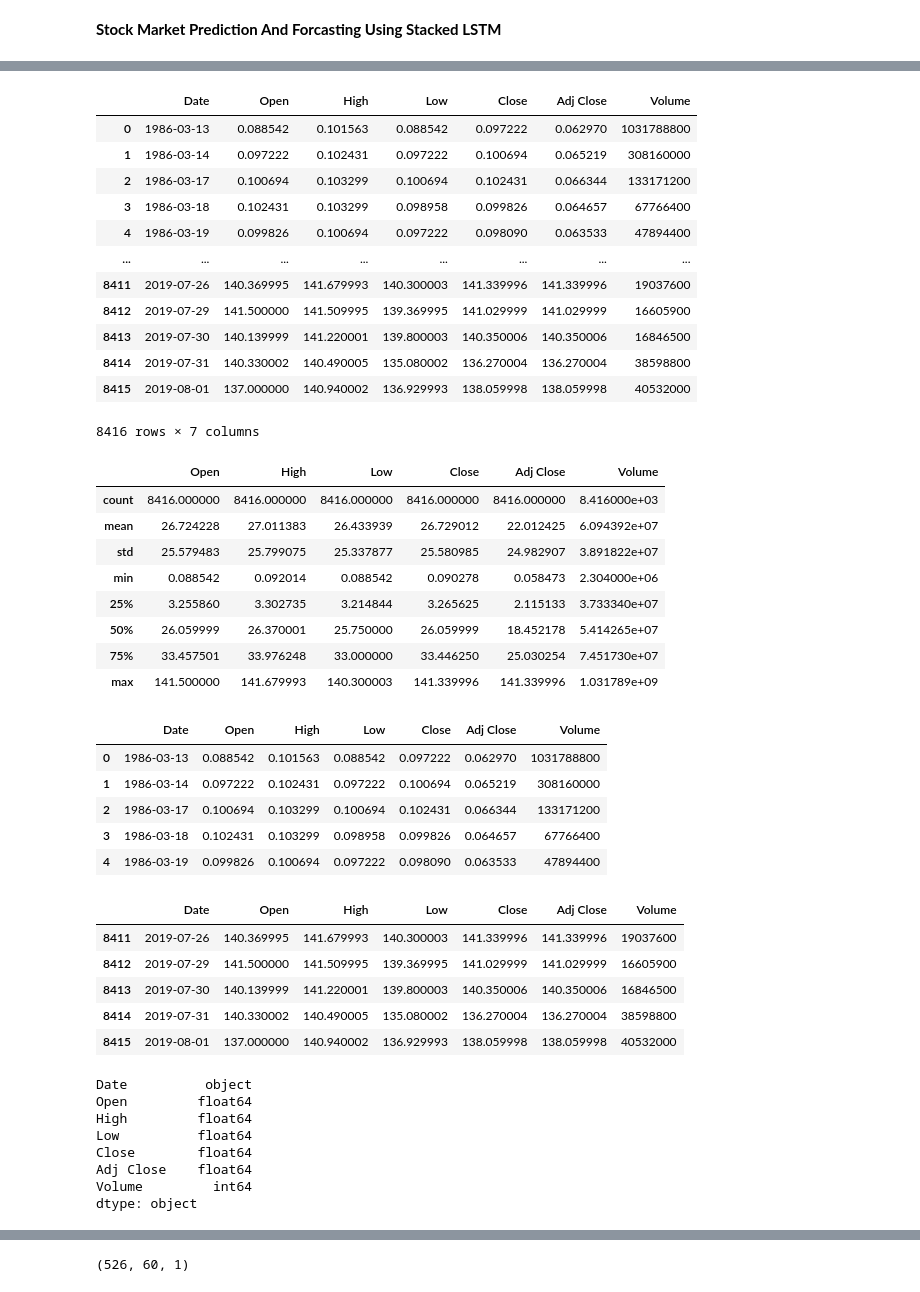
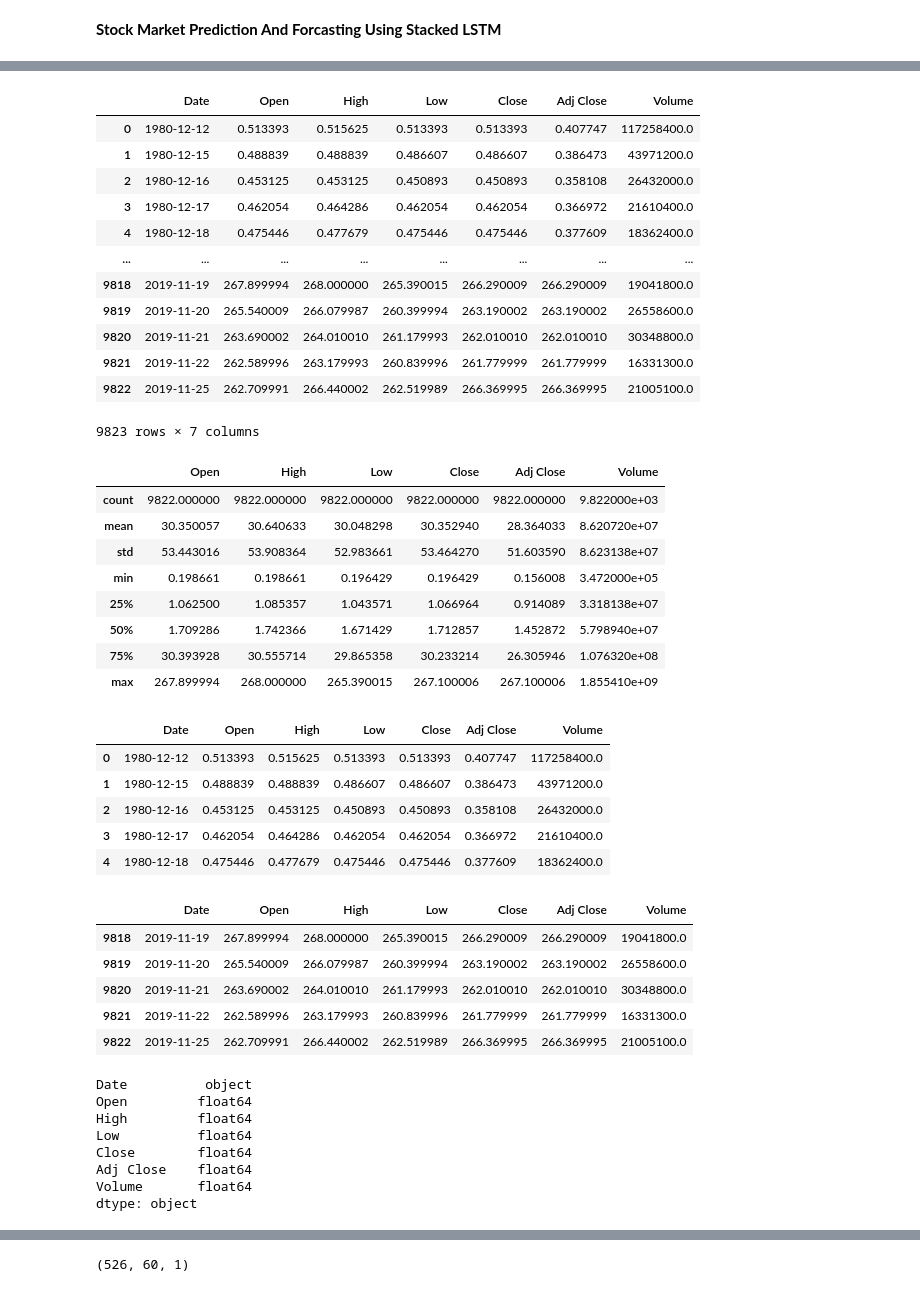
Before and after one commit to Gayatriy203/Projects, a Jupyter notebook: stockmarket_pre.ipynb, the cells around one changed output, grey strips where cells are left out. Drawn from its saved outputs; the diff is of its cells as text; code cells hidden in the pictures.

```diff
--- a/stockmarket_pre.ipynb
+++ b/stockmarket_pre.ipynb
@@ -23,50 +17,50 @@ import matplotlib.pyplot as plt
 # %%
-data= pd.read_csv('/content/drive/MyDrive/data/MSFT[1].csv')
+data= pd.read_csv('/content/drive/MyDrive/data/AAPL[1].csv')
 data
 # %% [output]
 |  | Date | Open | High | Low | Close | Adj Close | Volume |
-| 0 | 1986-03-13 | 0.088542 | 0.101563 | 0.088542 | 0.097222 | 0.062970 | 1031788800 |
-| 1 | 1986-03-14 | 0.097222 | 0.102431 | 0.097222 | 0.100694 | 0.065219 | 308160000 |
-| 2 | 1986-03-17 | 0.100694 | 0.103299 | 0.100694 | 0.102431 | 0.066344 | 133171200 |
-| 3 | 1986-03-18 | 0.102431 | 0.103299 | 0.098958 | 0.099826 | 0.064657 | 67766400 |
-| 4 | 1986-03-19 | 0.099826 | 0.100694 | 0.097222 | 0.098090 | 0.063533 | 47894400 |
+| 0 | 1980-12-12 | 0.513393 | 0.515625 | 0.513393 | 0.513393 | 0.407747 | 117258400.0 |
+| 1 | 1980-12-15 | 0.488839 | 0.488839 | 0.486607 | 0.486607 | 0.386473 | 43971200.0 |
+| 2 | 1980-12-16 | 0.453125 | 0.453125 | 0.450893 | 0.450893 | 0.358108 | 26432000.0 |
+| 3 | 1980-12-17 | 0.462054 | 0.464286 | 0.462054 | 0.462054 | 0.366972 | 21610400.0 |
+| 4 | 1980-12-18 | 0.475446 | 0.477679 | 0.475446 | 0.475446 | 0.377609 | 18362400.0 |
 | ... | ... | ... | ... | ... | ... | ... | ... |
-| 8411 | 2019-07-26 | 140.369995 | 141.679993 | 140.300003 | 141.339996 | 141.339996 | 19037600 |
-| 8412 | 2019-07-29 | 141.500000 | 141.509995 | 139.369995 | 141.029999 | 141.029999 | 16605900 |
-| 8413 | 2019-07-30 | 140.139999 | 141.220001 | 139.800003 | 140.350006 | 140.350006 | 16846500 |
-| 8414 | 2019-07-31 | 140.330002 | 140.490005 | 135.080002 | 136.270004 | 136.270004 | 38598800 |
-| 8415 | 2019-08-01 | 137.000000 | 140.940002 | 136.929993 | 138.059998 | 138.059998 | 40532000 |
+| 9818 | 2019-11-19 | 267.899994 | 268.000000 | 265.390015 | 266.290009 | 266.290009 | 19041800.0 |
+| 9819 | 2019-11-20 | 265.540009 | 266.079987 | 260.399994 | 263.190002 | 263.190002 | 26558600.0 |
+| 9820 | 2019-11-21 | 263.690002 | 264.010010 | 261.179993 | 262.010010 | 262.010010 | 30348800.0 |
+| 9821 | 2019-11-22 | 262.589996 | 263.179993 | 260.839996 | 261.779999 | 261.779999 | 16331300.0 |
+| 9822 | 2019-11-25 | 262.709991 | 266.440002 | 262.519989 | 266.369995 | 266.369995 | 21005100.0 |
-8416 rows × 7 columns
+9823 rows × 7 columns
 # %%
 data.describe()
 # %% [output]
 |  | Open | High | Low | Close | Adj Close | Volume |
-| count | 8416.000000 | 8416.000000 | 8416.000000 | 8416.000000 | 8416.000000 | 8.416000e+03 |
-| mean | 26.724228 | 27.011383 | 26.433939 | 26.729012 | 22.012425 | 6.094392e+07 |
-| std | 25.579483 | 25.799075 | 25.337877 | 25.580985 | 24.982907 | 3.891822e+07 |
-| min | 0.088542 | 0.092014 | 0.088542 | 0.090278 | 0.058473 | 2.304000e+06 |
-| 25% | 3.255860 | 3.302735 | 3.214844 | 3.265625 | 2.115133 | 3.733340e+07 |
-| 50% | 26.059999 | 26.370001 | 25.750000 | 26.059999 | 18.452178 | 5.414265e+07 |
-| 75% | 33.457501 | 33.976248 | 33.000000 | 33.446250 | 25.030254 | 7.451730e+07 |
-| max | 141.500000 | 141.679993 | 140.300003 | 141.339996 | 141.339996 | 1.031789e+09 |
+| count | 9822.000000 | 9822.000000 | 9822.000000 | 9822.000000 | 9822.000000 | 9.822000e+03 |
+| mean | 30.350057 | 30.640633 | 30.048298 | 30.352940 | 28.364033 | 8.620720e+07 |
+| std | 53.443016 | 53.908364 | 52.983661 | 53.464270 | 51.603590 | 8.623138e+07 |
+| min | 0.198661 | 0.198661 | 0.196429 | 0.196429 | 0.156008 | 3.472000e+05 |
+| 25% | 1.062500 | 1.085357 | 1.043571 | 1.066964 | 0.914089 | 3.318138e+07 |
+| 50% | 1.709286 | 1.742366 | 1.671429 | 1.712857 | 1.452872 | 5.798940e+07 |
+| 75% | 30.393928 | 30.555714 | 29.865358 | 30.233214 | 26.305946 | 1.076320e+08 |
+| max | 267.899994 | 268.000000 | 265.390015 | 267.100006 | 267.100006 | 1.855410e+09 |
 # %%
 data.head()
 # %% [output]
 |  | Date | Open | High | Low | Close | Adj Close | Volume |
-| 0 | 1986-03-13 | 0.088542 | 0.101563 | 0.088542 | 0.097222 | 0.062970 | 1031788800 |
-| 1 | 1986-03-14 | 0.097222 | 0.102431 | 0.097222 | 0.100694 | 0.065219 | 308160000 |
-| 2 | 1986-03-17 | 0.100694 | 0.103299 | 0.100694 | 0.102431 | 0.066344 | 133171200 |
-| 3 | 1986-03-18 | 0.102431 | 0.103299 | 0.098958 | 0.099826 | 0.064657 | 67766400 |
-| 4 | 1986-03-19 | 0.099826 | 0.100694 | 0.097222 | 0.098090 | 0.063533 | 47894400 |
+| 0 | 1980-12-12 | 0.513393 | 0.515625 | 0.513393 | 0.513393 | 0.407747 | 117258400.0 |
+| 1 | 1980-12-15 | 0.488839 | 0.488839 | 0.486607 | 0.486607 | 0.386473 | 43971200.0 |
+| 2 | 1980-12-16 | 0.453125 | 0.453125 | 0.450893 | 0.450893 | 0.358108 | 26432000.0 |
+| 3 | 1980-12-17 | 0.462054 | 0.464286 | 0.462054 | 0.462054 | 0.366972 | 21610400.0 |
+| 4 | 1980-12-18 | 0.475446 | 0.477679 | 0.475446 | 0.475446 | 0.377609 | 18362400.0 |
 # %%
 data.tail()
 # %% [output]
 |  | Date | Open | High | Low | Close | Adj Close | Volume |
-| 8411 | 2019-07-26 | 140.369995 | 141.679993 | 140.300003 | 141.339996 | 141.339996 | 19037600 |
-| 8412 | 2019-07-29 | 141.500000 | 141.509995 | 139.369995 | 141.029999 | 141.029999 | 16605900 |
-| 8413 | 2019-07-30 | 140.139999 | 141.220001 | 139.800003 | 140.350006 | 140.350006 | 16846500 |
-| 8414 | 2019-07-31 | 140.330002 | 140.490005 | 135.080002 | 136.270004 | 136.270004 | 38598800 |
-| 8415 | 2019-08-01 | 137.000000 | 140.940002 | 136.929993 | 138.059998 | 138.059998 | 40532000 |
+| 9818 | 2019-11-19 | 267.899994 | 268.000000 | 265.390015 | 266.290009 | 266.290009 | 19041800.0 |
+| 9819 | 2019-11-20 | 265.540009 | 266.079987 | 260.399994 | 263.190002 | 263.190002 | 26558600.0 |
+| 9820 | 2019-11-21 | 263.690002 | 264.010010 | 261.179993 | 262.010010 | 262.010010 | 30348800.0 |
+| 9821 | 2019-11-22 | 262.589996 | 263.179993 | 260.839996 | 261.779999 | 261.779999 | 16331300.0 |
+| 9822 | 2019-11-25 | 262.709991 | 266.440002 | 262.519989 | 266.369995 | 266.369995 | 21005100.0 |
 # %%
 data.dtypes
 # %% [output]
@@ -76,5 +70,5 @@ High         float64
 Low          float64
 Close        float64
 Adj Close    float64
-Volume         int64
+Volume       float64
 dtype: object
```
Also changed, not shown: parts of 64 cells of this notebook.
